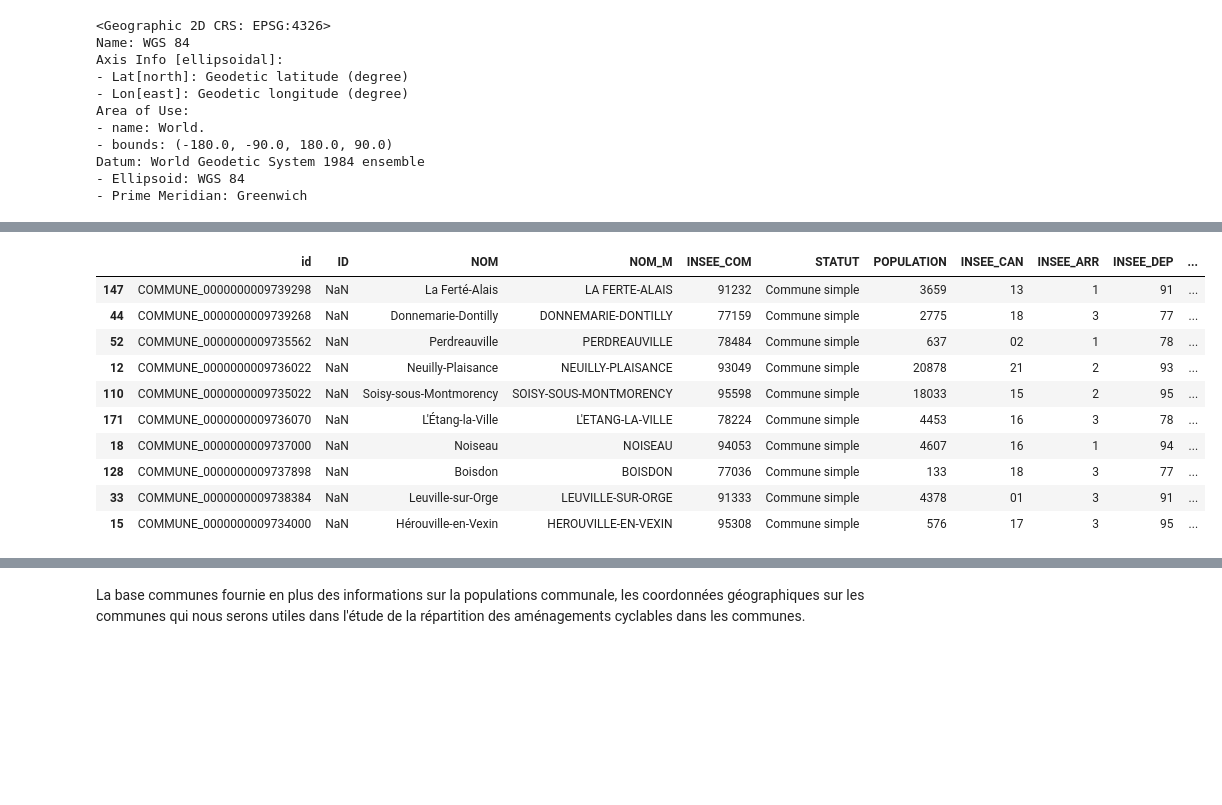
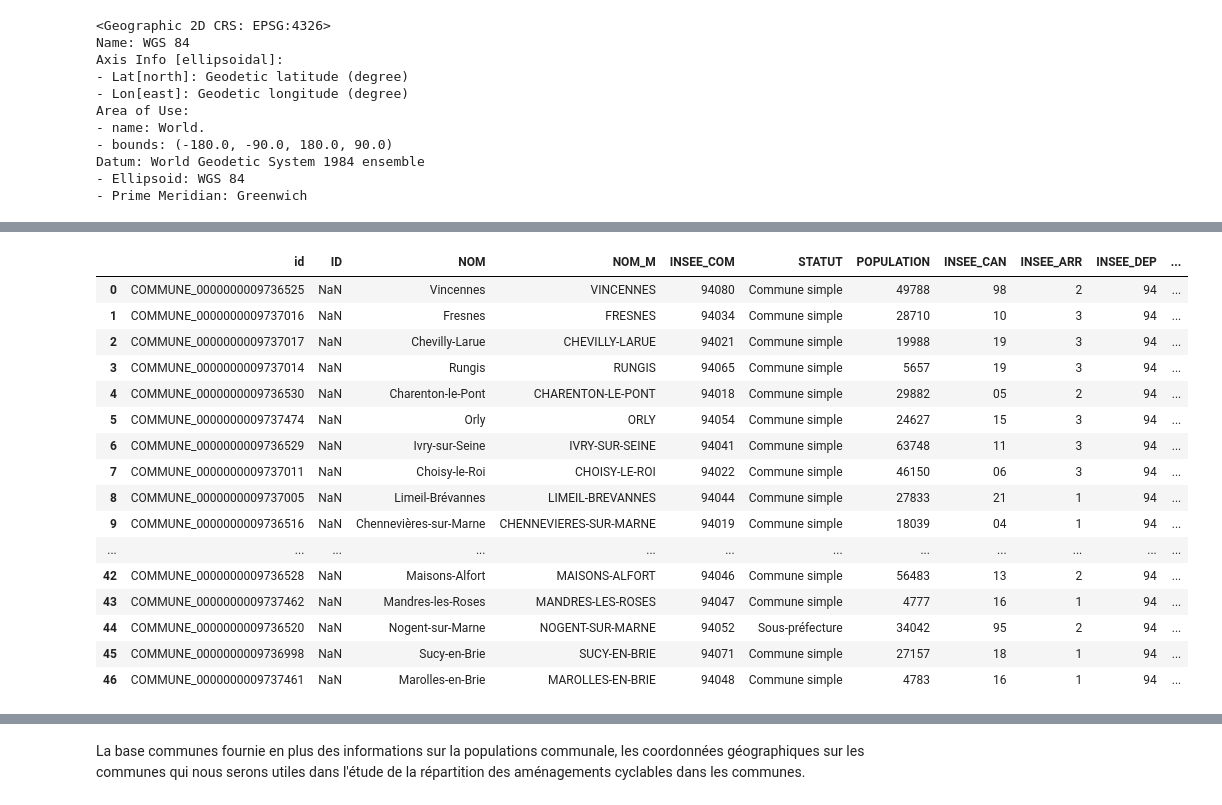
Before and after one commit to christellenguenang/Projet_Catherine_Christelle, a Jupyter notebook: Creation_base.ipynb, the cells around one changed output, grey strips where cells are left out. Saved outputs shown, nothing was run; the diff lists cells and outputs as text; code cells hidden in the pictures; blank space fills up the shorter version.

```diff
--- a/Creation_base.ipynb
+++ b/Creation_base.ipynb
@@ -267,14 +267,20 @@ memory usage: 160.9+ KB
 # %%
-communes.sample(10)
+communes[ communes['INSEE_DEP']=='94']
 # %% [output]
 |  | id | ID | NOM | NOM_M | INSEE_COM | STATUT | POPULATION | INSEE_CAN | INSEE_ARR | INSEE_DEP | ... |
-| 147 | COMMUNE_0000000009739298 | NaN | La Ferté-Alais | LA FERTE-ALAIS | 91232 | Commune simple | 3659 | 13 | 1 | 91 | ... |
-| 44 | COMMUNE_0000000009739268 | NaN | Donnemarie-Dontilly | DONNEMARIE-DONTILLY | 77159 | Commune simple | 2775 | 18 | 3 | 77 | ... |
-| 52 | COMMUNE_0000000009735562 | NaN | Perdreauville | PERDREAUVILLE | 78484 | Commune simple | 637 | 02 | 1 | 78 | ... |
-| 12 | COMMUNE_0000000009736022 | NaN | Neuilly-Plaisance | NEUILLY-PLAISANCE | 93049 | Commune simple | 20878 | 21 | 2 | 93 | ... |
-| 110 | COMMUNE_0000000009735022 | NaN | Soisy-sous-Montmorency | SOISY-SOUS-MONTMORENCY | 95598 | Commune simple | 18033 | 15 | 2 | 95 | ... |
-| 171 | COMMUNE_0000000009736070 | NaN | L'Étang-la-Ville | L'ETANG-LA-VILLE | 78224 | Commune simple | 4453 | 16 | 3 | 78 | ... |
-| 18 | COMMUNE_0000000009737000 | NaN | Noiseau | NOISEAU | 94053 | Commune simple | 4607 | 16 | 1 | 94 | ... |
-| 128 | COMMUNE_0000000009737898 | NaN | Boisdon | BOISDON | 77036 | Commune simple | 133 | 18 | 3 | 77 | ... |
-| 33 | COMMUNE_0000000009738384 | NaN | Leuville-sur-Orge | LEUVILLE-SUR-ORGE | 91333 | Commune simple | 4378 | 01 | 3 | 91 | ... |
-| 15 | COMMUNE_0000000009734000 | NaN | Hérouville-en-Vexin | HEROUVILLE-EN-VEXIN | 95308 | Commune simple | 576 | 17 | 3 | 95 | ... |
+| 0 | COMMUNE_0000000009736525 | NaN | Vincennes | VINCENNES | 94080 | Commune simple | 49788 | 98 | 2 | 94 | ... |
+| 1 | COMMUNE_0000000009737016 | NaN | Fresnes | FRESNES | 94034 | Commune simple | 28710 | 10 | 3 | 94 | ... |
+| 2 | COMMUNE_0000000009737017 | NaN | Chevilly-Larue | CHEVILLY-LARUE | 94021 | Commune simple | 19988 | 19 | 3 | 94 | ... |
+| 3 | COMMUNE_0000000009737014 | NaN | Rungis | RUNGIS | 94065 | Commune simple | 5657 | 19 | 3 | 94 | ... |
+| 4 | COMMUNE_0000000009736530 | NaN | Charenton-le-Pont | CHARENTON-LE-PONT | 94018 | Commune simple | 29882 | 05 | 2 | 94 | ... |
+| 5 | COMMUNE_0000000009737474 | NaN | Orly | ORLY | 94054 | Commune simple | 24627 | 15 | 3 | 94 | ... |
+| 6 | COMMUNE_0000000009736529 | NaN | Ivry-sur-Seine | IVRY-SUR-SEINE | 94041 | Commune simple | 63748 | 11 | 3 | 94 | ... |
+| 7 | COMMUNE_0000000009737011 | NaN | Choisy-le-Roi | CHOISY-LE-ROI | 94022 | Commune simple | 46150 | 06 | 3 | 94 | ... |
+| 8 | COMMUNE_0000000009737005 | NaN | Limeil-Brévannes | LIMEIL-BREVANNES | 94044 | Commune simple | 27833 | 21 | 1 | 94 | ... |
+| 9 | COMMUNE_0000000009736516 | NaN | Chennevières-sur-Marne | CHENNEVIERES-SUR-MARNE | 94019 | Commune simple | 18039 | 04 | 1 | 94 | ... |
+| ... | ... | ... | ... | ... | ... | ... | ... | ... | ... | ... | ... |
+| 42 | COMMUNE_0000000009736528 | NaN | Maisons-Alfort | MAISONS-ALFORT | 94046 | Commune simple | 56483 | 13 | 2 | 94 | ... |
+| 43 | COMMUNE_0000000009737462 | NaN | Mandres-les-Roses | MANDRES-LES-ROSES | 94047 | Commune simple | 4777 | 16 | 1 | 94 | ... |
+| 44 | COMMUNE_0000000009736520 | NaN | Nogent-sur-Marne | NOGENT-SUR-MARNE | 94052 | Sous-préfecture | 34042 | 95 | 2 | 94 | ... |
+| 45 | COMMUNE_0000000009736998 | NaN | Sucy-en-Brie | SUCY-EN-BRIE | 94071 | Commune simple | 27157 | 18 | 1 | 94 | ... |
+| 46 | COMMUNE_0000000009737461 | NaN | Marolles-en-Brie | MAROLLES-EN-BRIE | 94048 | Commune simple | 4783 | 16 | 1 | 94 | ... |
```
Also changed, not shown: parts of 34 cells of this notebook, 3 other files.
